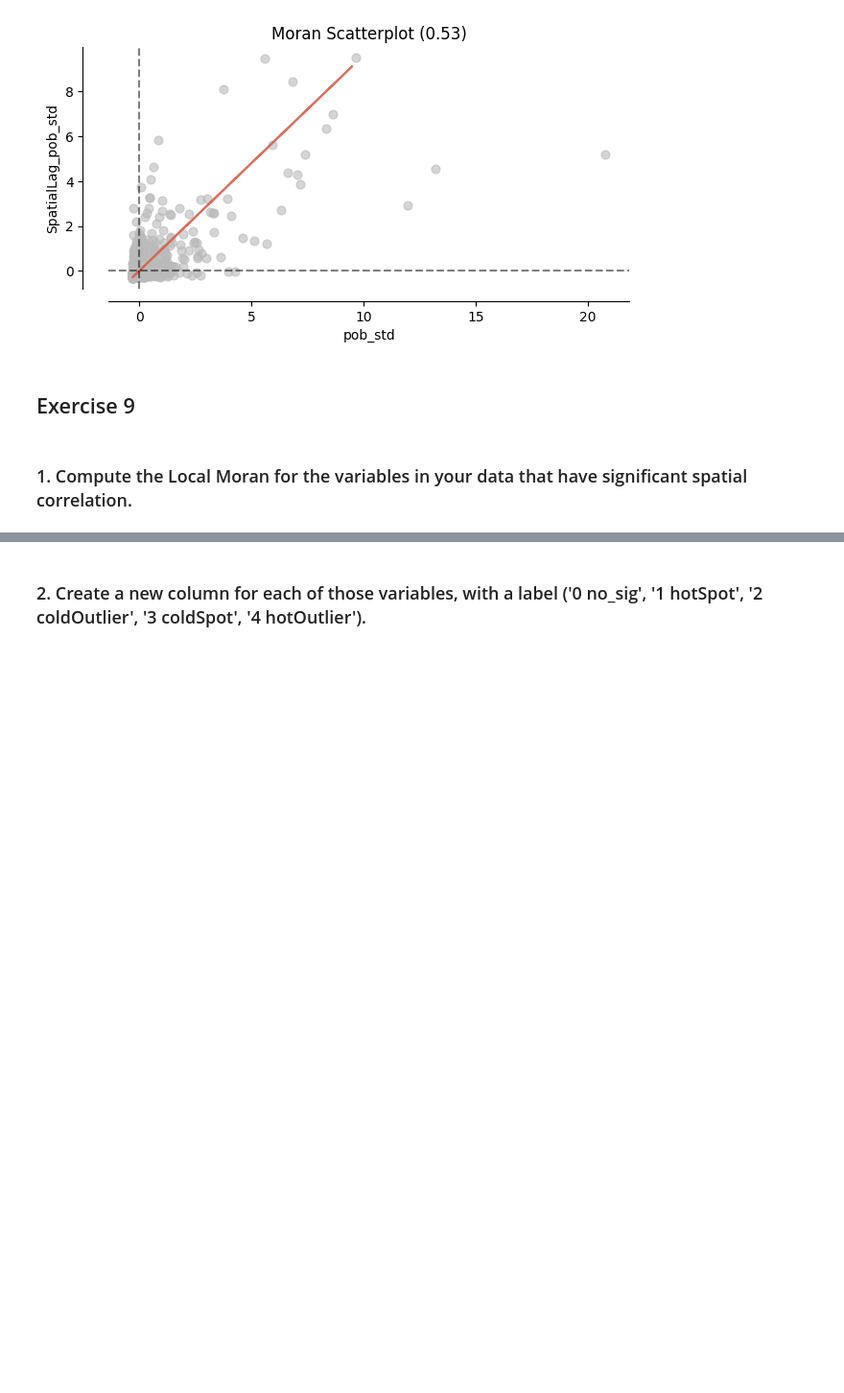
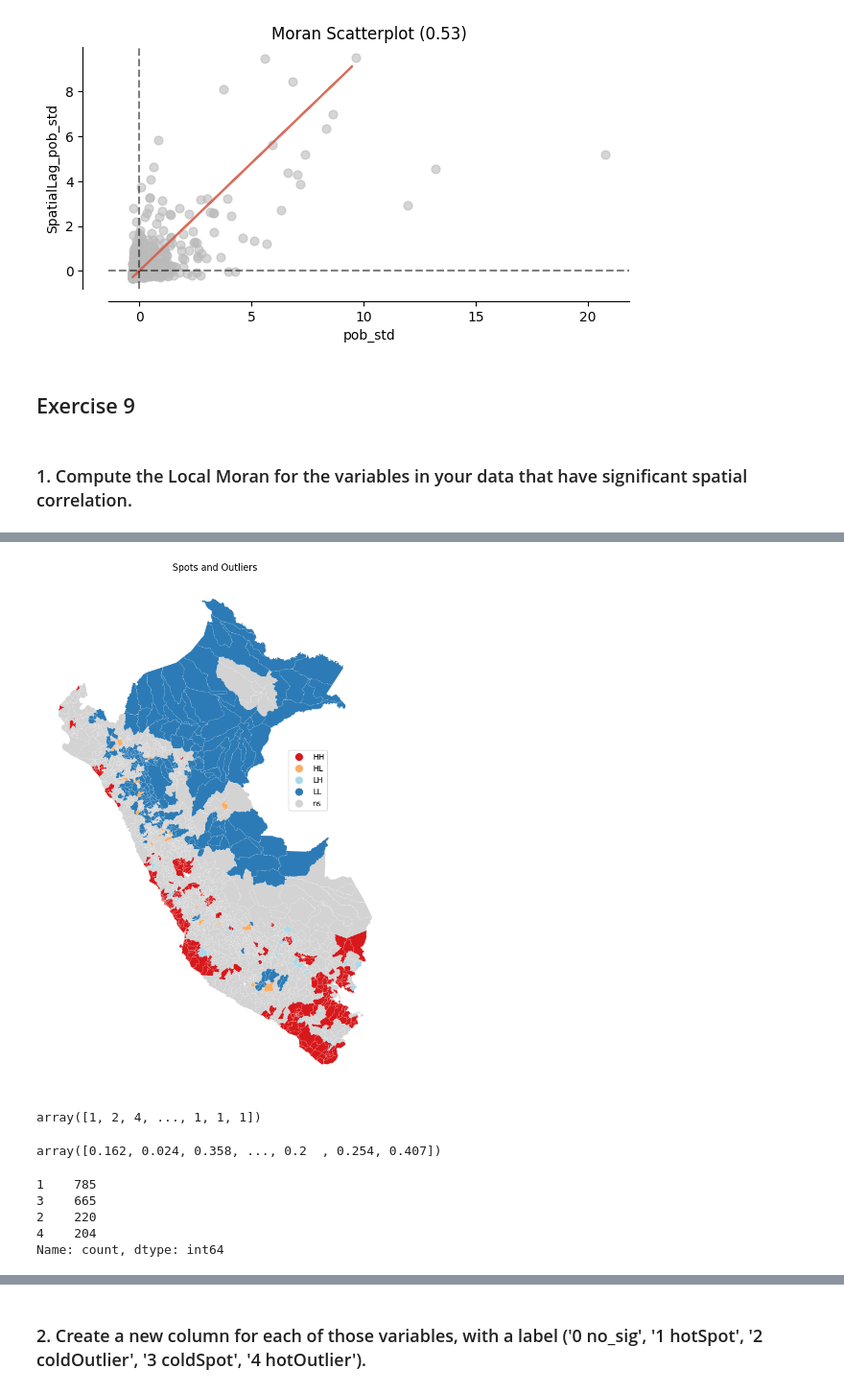
Before and after one commit to IntroSpatialDataScience/MiningGDFProject2, a Jupyter notebook: Ev-p2.ipynb, the cells around one changed output, grey strips where cells are left out. Shown at 96% size. Drawn from its saved outputs; the diff is of its cells as text; code cells hidden in the pictures; blank space fills up the shorter version.

```diff
--- a/Ev-p2.ipynb
+++ b/Ev-p2.ipynb
@@ -629,0 +642,33 @@ Text(0, 0.5, 'SpatialLag_pob_std')
+# %%
+# the map with the spots and outliers
+import matplotlib.pyplot as plt
+
+from splot.esda import lisa_cluster
+f, ax = plt.subplots(1, figsize=(12, 12))
+plt.title('Spots and Outliers')
+fig = lisa_cluster(lisaSec,
+                   disMapMerge,ax=ax,
+                   legend_kwds={'loc': 'center left',
+                                'bbox_to_anchor': (0.7, 0.6)});
+plt.show()
+# %% [output]
+[figure, added]
+# %%
+# quadrant
+lisaSec.q
+# %% [output]
+array([1, 2, 4, ..., 1, 1, 1])
+# %%
+# significance
+lisaSec.p_sim
+# %% [output]
+array([0.162, 0.024, 0.358, ..., 0.2  , 0.254, 0.407])
+# %%
+# quadrant: 1 HH,  2 LH,  3 LL,  4 HL
+pd.Series(lisaSec.q).value_counts()
+# %% [output]
+1    785
+3    665
+2    220
+4    204
+Name: count, dtype: int64
```
Also changed, not shown: parts of 6 cells of this notebook.
